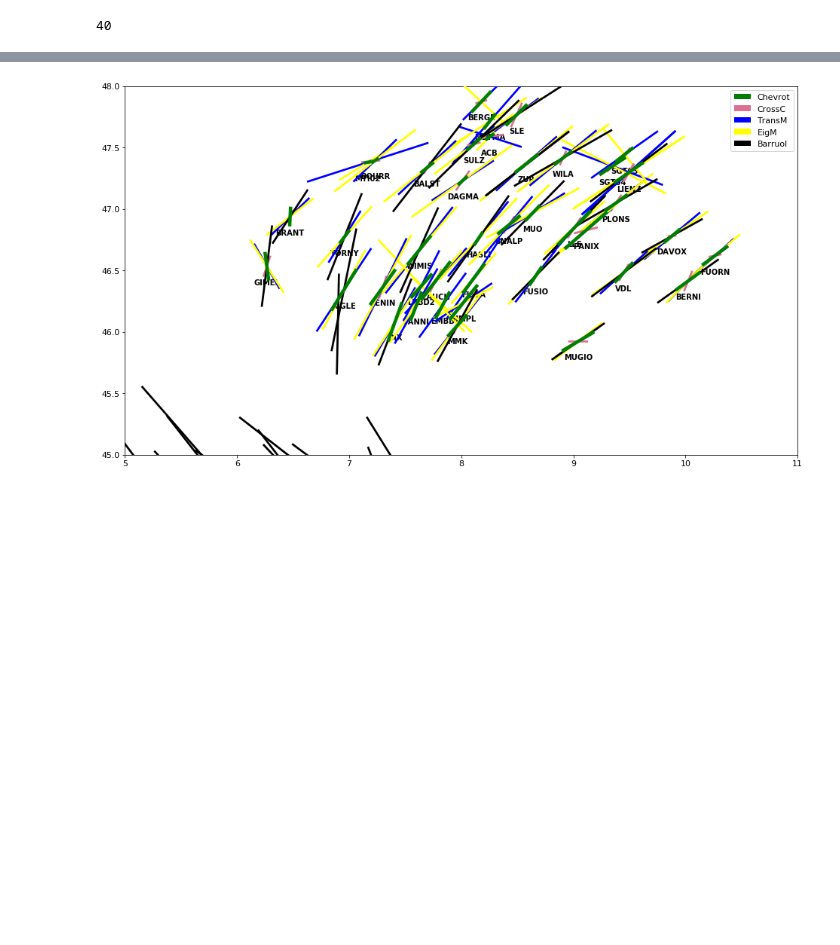
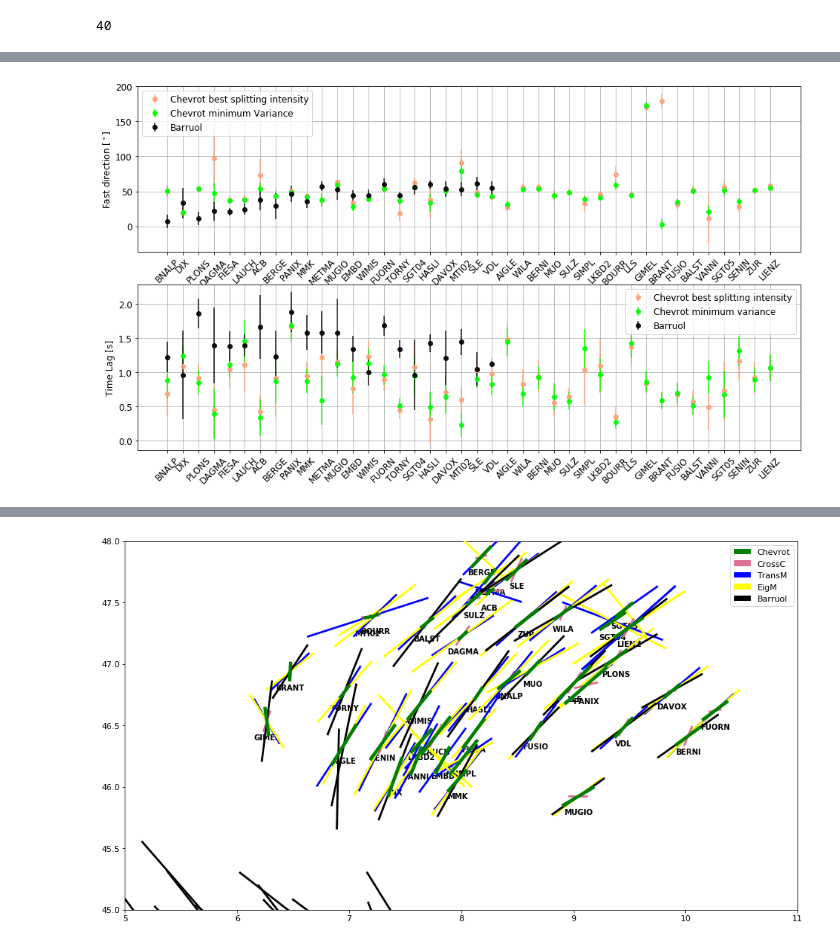
Before and after one commit to gerrithh/SKS_automatic_splitwave, a Jupyter notebook: code_latest/02_SKS_Analysis.ipynb, the cells around one changed output, grey strips where cells are left out. Drawn from its saved outputs; the diff is of its cells as text; code cells hidden in the pictures; blank space fills up the shorter version.

```diff
--- a/code_latest/02_SKS_Analysis.ipynb
+++ b/code_latest/02_SKS_Analysis.ipynb
@@ -650,0 +1030,12 @@ for istation in tqdm(station_list):
+# %%
+## PLOT PHI AGAINST BACKAZIMUTH
+new_stat_list = os.listdir(save_loc) ## Get A list of downloaded Stations
+for istation in range(0,1):
+### LOOOP AROUND
+    station = new_stat_list[istation]
+
+    print('Loading in Waveforms')
+    st_ev = obspy.Stream()
+    st_ev,st_lat_l,st_lon_l,ev_lat_l,ev_lon_l,ev_time_l,ev_depth_l,ev_mag_l,ev_dist_l,back_azimut_l, t_SKS_l,t_SKKS_l,t_PP_l = read_station_event_data(station)
+
+print(back_azimut_l)
@@ -985,0 +1502,61 @@ plt.scatter(lon, lat, s=p_phi*factor, facecolors='none', edgecolors='r')
+# %%
+factor=1e3
+
+
+path = '/media/hein/home2/SKS_automatic_splitwave/code_latest/'
+station_barr,lat,lon,fast_barr,dfast_barr,lag_barr,dlag_barr,nSKS = load_in_Barruol_table(path)
+
+station_barr = station_barr.tolist()
+
+redundant_stats = []
+chevrot_counter=[]
+
+counter=0
+for istation in station_chev[np.argsort(st_lon)]:
+    if istation in station_barr:
+        print(istation)
+        redundant_stats.append(station_barr.index(istation))
+        chevrot_counter.append(counter)
+
+        counter += 1
+#            plt.vlines(fast_barr[station_barr.index(istation)],0,scale_max,color='black',
+
+c1 = 'black'
+c2 = 'lime'
+c3 = 'lightsalmon'
+alpha = 0.9
+
+plt.figure(figsize=(16,9))
+path = '/media/hein/home2/SplitWave_Results/Splitws/cluster/'
+filename = 'SKS_Splitting_Chevrot_best_SI.txt'
+station_chev,dt,dtlag,fast_dir,dfast_dir = read_SKS_files_best_SI(path,filename)
+
+path = '/media/hein/home2/SplitWave_Results/Splitws/Time_Window_Test/TXT'
+filename = 'SKS_Splitting_Chevrot_min_Variance.txt'
+station_chev,dt_min_var,dtlag_min_var,fast_dir_min_var,dfast_dir_min_var,best_twin,chi_phi,p_phi,chi_dt,p_dt,n_events = read_SKS_files(path,filename)
+
+station_counter = np.linspace(1,len(station_chev),len(station_chev))-1
+
+plt.subplot(2,1,1)
+plt.errorbar(station_counter,fast_dir,yerr=dfast_dir,fmt='o',color=c3,ecolor=c3,label='Chevrot best splitting intensity',alpha=alpha)
+plt.errorbar(station_counter,fast_dir_min_var,yerr=dfast_dir_min_var,fmt='o',color=c2,ecolor=c2,label='Chevrot minimum Variance',alpha=alpha)
+plt.errorbar(chevrot_counter,fast_barr[redundant_stats],yerr=dfast_barr[redundant_stats],fmt='o',color=c1,ecolor=c1,label='Barruol',alpha=alpha)
+
+
+plt.xticks(station_counter, (station_chev),rotation=45)
+plt.grid()
+plt.ylabel('Fast direction [$^\circ$]')
+plt.legend()
+
+plt.subplot(2,1,2)
+plt.errorbar(station_counter,dt,yerr=dtlag,fmt='o',color=c3,ecolor=c3,label='Chevrot best splitting intensity',alpha=alpha)
+plt.errorbar(station_counter,dt_min_var,yerr=dtlag_min_var,fmt='o',color=c2,ecolor=c2,label='Chevrot minimum variance',alpha=alpha)
+plt.errorbar(chevrot_counter,lag_barr[redundant_stats],yerr=dlag_barr[redundant_stats],fmt='o',color=c1,ecolor=c1,label='Barruol',alpha=alpha)
+plt.xticks(station_counter, (station_chev),rotation=45)
+plt.legend()
+plt.grid()
+plt.ylabel('Time Lag [s]')
+plt.legend()
+plt.savefig('/media/hein/home2/SplitWave_Results/Project_images/Station_comparison.png')
+plt.show()
+# %% [output]
@@ -985,0 +1580 @@ plt.scatter(lon, lat, s=p_phi*factor, facecolors='none', edgecolors='r')
+[figure, added]
```
Also changed, not shown: parts of 23 cells of this notebook, 2 other files.
